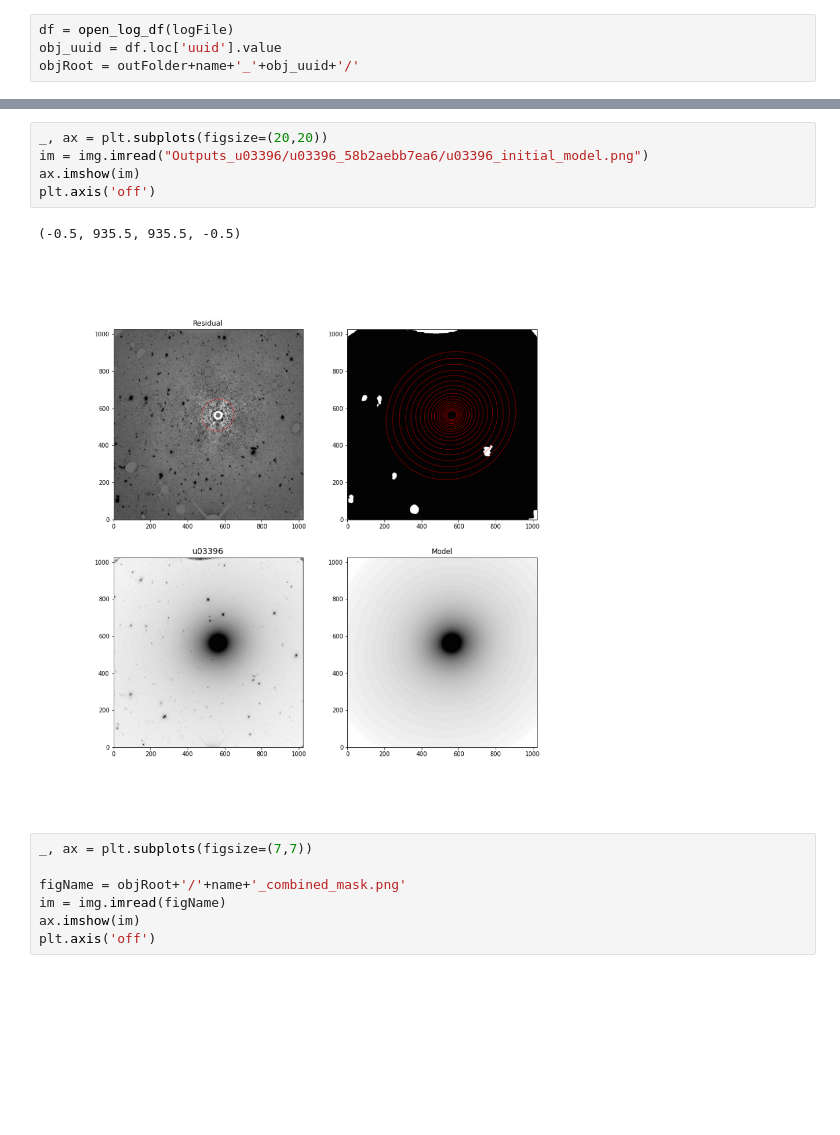
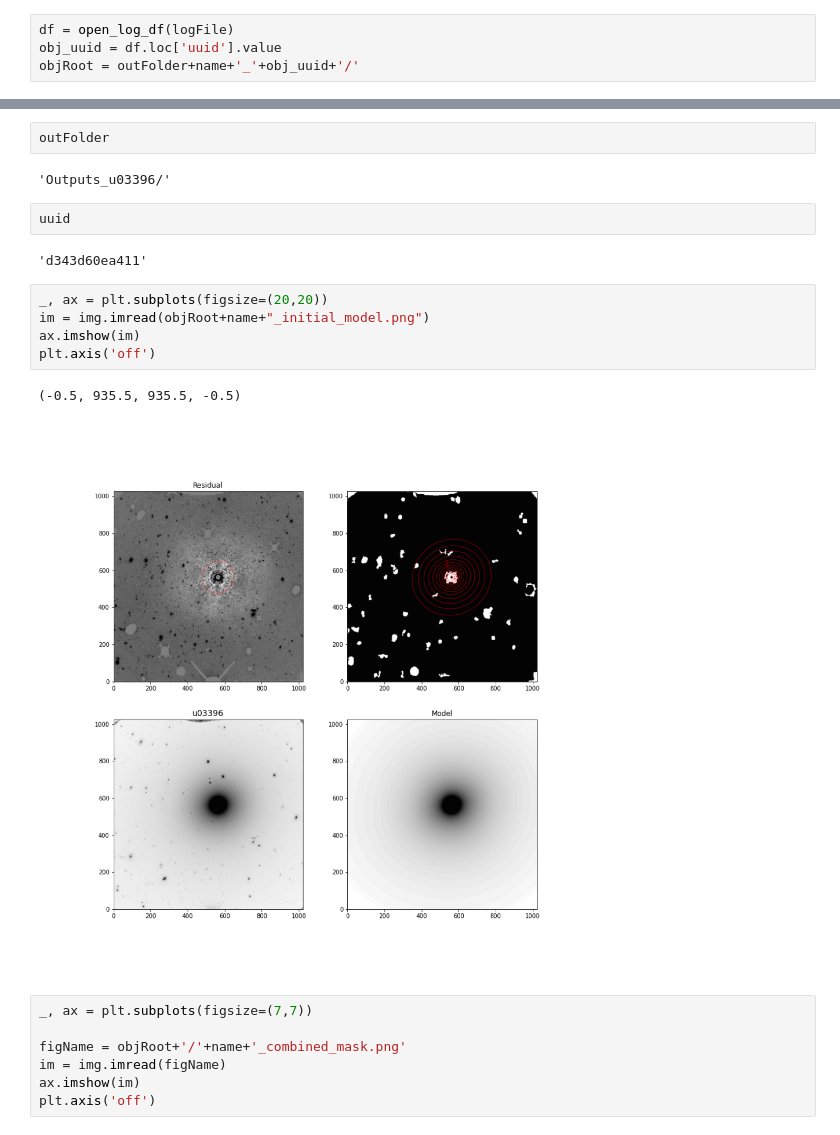
Before and after one commit to ekourkchi/old-SBF, a Jupyter notebook: notebooks/SeePlots_elliprof_function.ipynb, the cells around one changed output, grey strips where cells are left out. Cells and saved outputs as stored; diff of their text form; blank space fills up the shorter version.

```diff
--- a/notebooks/SeePlots_elliprof_function.ipynb
+++ b/notebooks/SeePlots_elliprof_function.ipynb
@@ -131,14 +108,22 @@ plt.axis('off')
 # %% [output]
 (-0.5, 1151.5, 287.5, -0.5)
 [figure]
+# %%
+outFolder
+# %% [output]
+'Outputs_u03396/'
+# %%
+uuid
+# %% [output]
+'d343d60ea411'
 # %%
 _, ax = plt.subplots(figsize=(20,20))
-im = img.imread("Outputs_u03396/u03396_58b2aebb7ea6/u03396_initial_model.png")
+im = img.imread(objRoot+name+"_initial_model.png")
 ax.imshow(im)
 plt.axis('off')
 # %% [output]
 (-0.5, 935.5, 935.5, -0.5)
-[figure, old version]
+[figure, new version]
 # %%
 _, ax = plt.subplots(figsize=(7,7))
 
```
Also changed, not shown: parts of 7 cells of this notebook, 6 other files.
